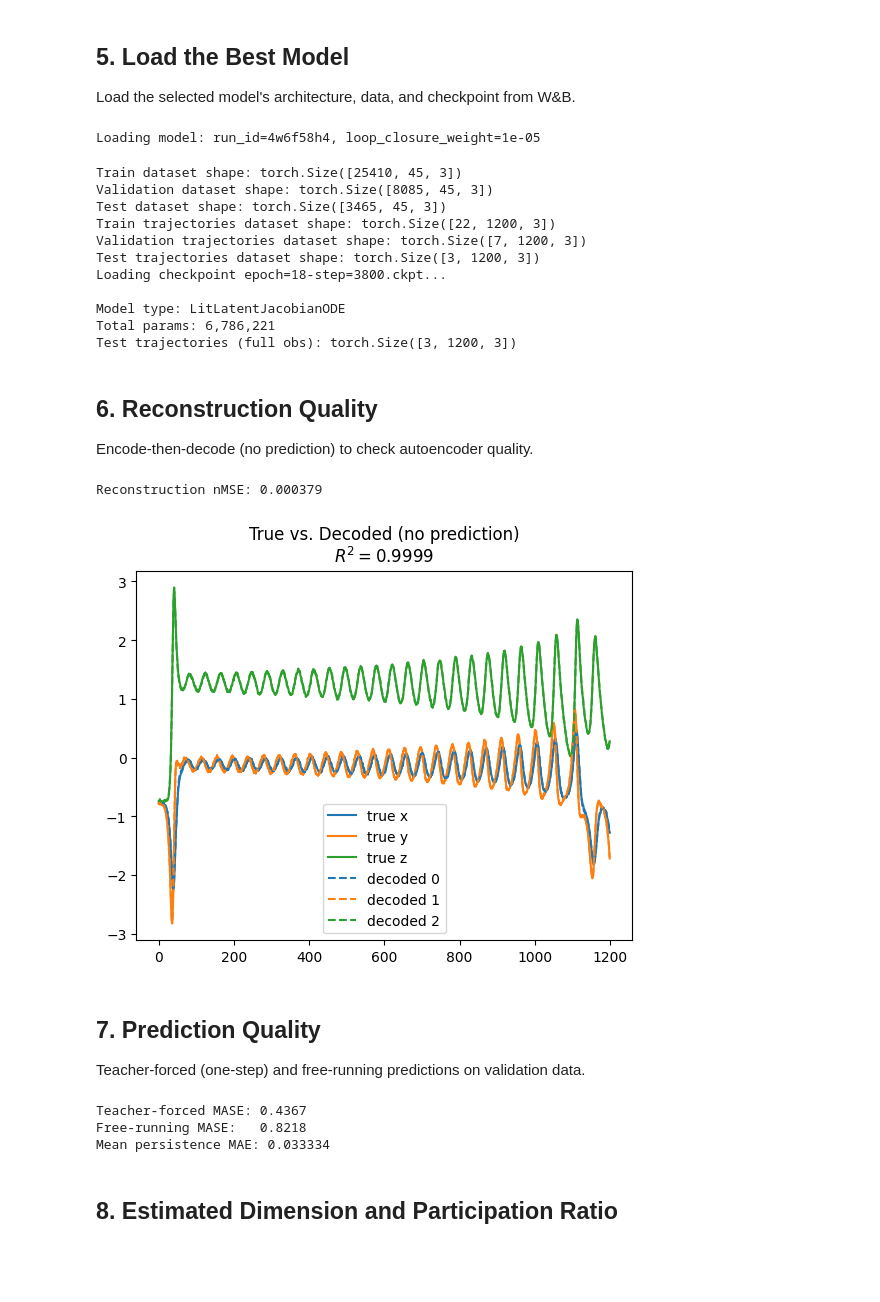
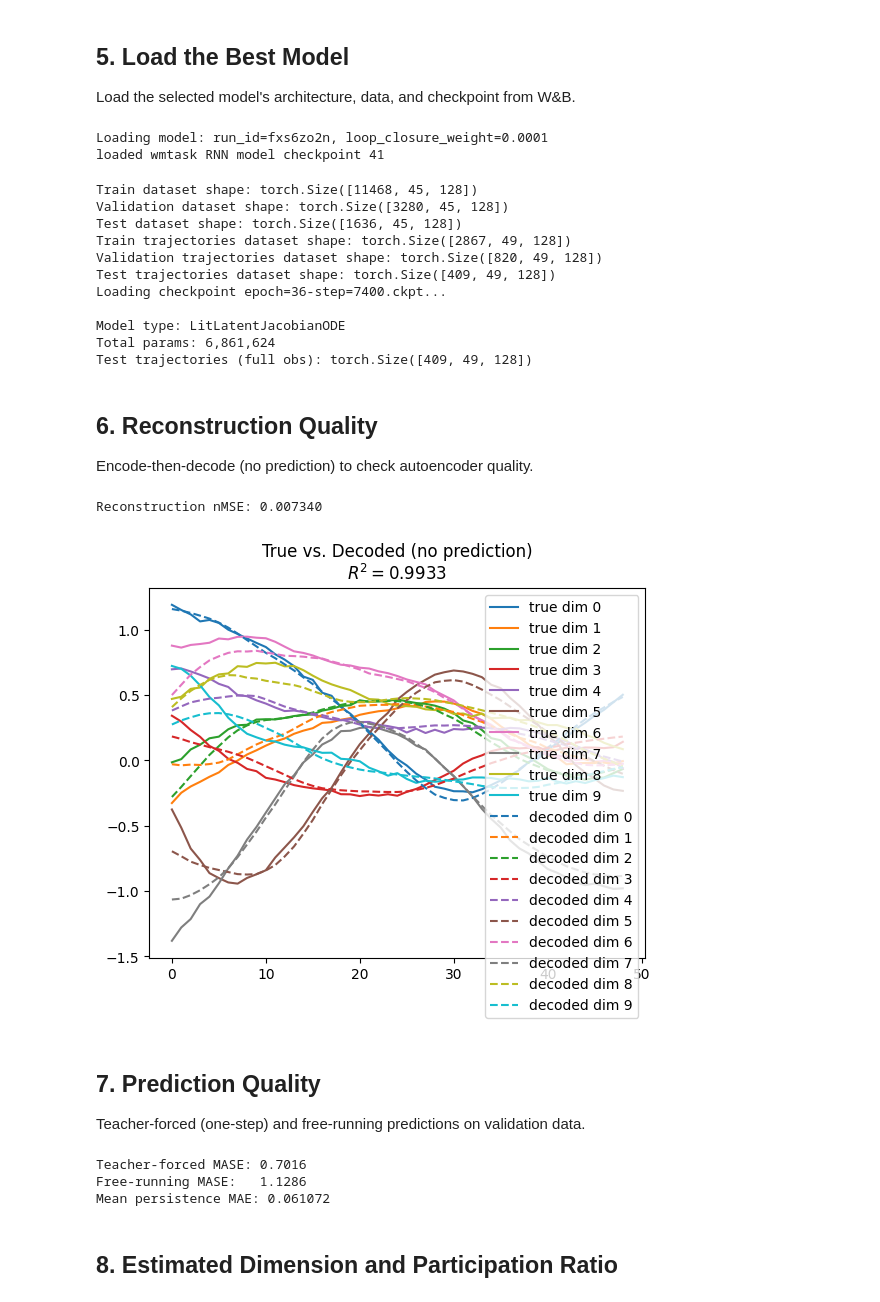
Before and after one commit to adamjeisen/JacobianODE, a Jupyter notebook: _jupyter/Sweep Analytics (Latent JacobianODE).ipynb, the cells around one changed output. Saved outputs shown, nothing was run; the diff lists cells and outputs as text; code cells hidden in the pictures; blank space fills up the shorter version.

```diff
--- a/_jupyter/Sweep Analytics (Latent JacobianODE).ipynb
+++ b/_jupyter/Sweep Analytics (Latent JacobianODE).ipynb
@@ -210,6 +213,6 @@ Uses the tuning module's `select_from_wandb_runs` for physics-informed selection
 - **C3 (eigenvalue)**: fraction of fast eigenvalues must be below threshold
 # %%
-# Load one run to determine data dimensionality
+# Load one run to determine data dimensionality and encoder latent dim
 _run0, _cfg0, _eq0, _dt0, _values0, _, _, _, _, _ = load_run(
     WANDB_PROJECT_PATH,
     run_id=sweep_run_ids[0],
@@ -218,7 +221,16 @@ _run0, _cfg0, _eq0, _dt0, _values0, _, _, _, _, _ = load_run(
     verbose=False,
 )
 n_dims = _values0.shape[-1]
+n_latent = OmegaConf.select(_cfg0, "model.encoder.n_latent", default=None)
+if n_latent is None:
+    n_latent = n_dims  # fallback for non-latent models
 dt = _dt0
-print(f"n_dims = {n_dims}, dt = {dt:.4f}")
-print(f"sqrt(n_dims) = {np.sqrt(n_dims):.4f}")
+
+# Infer data source: dysts has eq (flow); wmtask has eq=None
+DATA_SOURCE = OmegaConf.select(_cfg0, "data.data_type", default="dysts")
+if DATA_SOURCE != "dysts":
+    TRUE_LYAPUNOV = None  # wmtask has no known true Lyapunov exponents
+
+print(f"n_dims = {n_dims}, n_latent = {n_latent}, dt = {dt:.4f}, data = {DATA_SOURCE}")
+print(f"C2 loop-closure threshold: sqrt(n_latent) = {np.sqrt(n_latent):.4f}")
 # %% [output]
@@ -236,6 +249,7 @@ sweep_result = select_from_wandb_runs(
     lambda_values=sweep_lambdas,
     save_dir=SAVE_DIR,
     verbose=True,
+    n_latent=n_latent,
 )
 
 result = sweep_result.selection
@@ -359,8 +379,9 @@ test_trajs_full = trajs['test_trajs_full'].sequence
 # Step 3: Load checkpoint
 load_checkpoint(run, best_cfg, best_lit_model, save_dir=SAVE_DIR, verbose=True)
 
-# Step 4: Restore attributes
-best_lit_model.true_lyapunov_exponents = torch.tensor(TRUE_LYAPUNOV, dtype=torch.float32)
+# Step 4: Restore attributes (skip true_lyapunov_exponents for wmtask; no known ground truth)
+if TRUE_LYAPUNOV is not None:
+    best_lit_model.true_lyapunov_exponents = torch.tensor(TRUE_LYAPUNOV, dtype=torch.float32)
 best_lit_model.eval()
 
 # Extract useful config values
@@ -377,18 +398,19 @@ print(f"\nModel type: {type(best_lit_model).__name__}")
 print(f"Total params: {sum(p.numel() for p in best_lit_model.parameters()):,}")
 print(f"Test trajectories (full obs): {test_trajs_full.shape}")
 # %% [output]
-Loading model: run_id=4w6f58h4, loop_closure_weight=1e-05
+Loading model: run_id=fxs6zo2n, loop_closure_weight=0.0001
+loaded wmtask RNN model checkpoint 41
-Train dataset shape: torch.Size([25410, 45, 3])
-Validation dataset shape: torch.Size([8085, 45, 3])
-Test dataset shape: torch.Size([3465, 45, 3])
-Train trajectories dataset shape: torch.Size([22, 1200, 3])
-Validation trajectories dataset shape: torch.Size([7, 1200, 3])
-Test trajectories dataset shape: torch.Size([3, 1200, 3])
-Loading checkpoint epoch=18-step=3800.ckpt...
+Train dataset shape: torch.Size([11468, 45, 128])
+Validation dataset shape: torch.Size([3280, 45, 128])
+Test dataset shape: torch.Size([1636, 45, 128])
+Train trajectories dataset shape: torch.Size([2867, 49, 128])
+Validation trajectories dataset shape: torch.Size([820, 49, 128])
+Test trajectories dataset shape: torch.Size([409, 49, 128])
+Loading checkpoint epoch=36-step=7400.ckpt...
 
 Model type: LitLatentJacobianODE
-Total params: 6,786,221
-Test trajectories (full obs): torch.Size([3, 1200, 3])
+Total params: 6,861,624
+Test trajectories (full obs): torch.Size([409, 49, 128])
 # %% [markdown]
 ## 6. Reconstruction Quality
 
@@ -399,40 +421,41 @@ lit_model = best_lit_model.to(device)
 lit_model.eval()
 
 # Reconstruction on test data
 with torch.no_grad():
     batch = test_dl.dataset.sequence[:16].to(device)
     z = lit_model.encode_trajectory(batch)
     recon = lit_model.decode_trajectory(z)
     margin = getattr(lit_model.encoder, 'context_margin', 0)
     targets = batch[:, margin:] if margin > 0 else batch
     recon_mse = ((recon - targets)**2).mean().item()
     recon_nmse = recon_mse / targets.var().item()
     print(f"Reconstruction nMSE: {recon_nmse:.6f}")
 
 # Plot: true vs decoded (first test trajectory)
 test_trajs_obs = trajs['test_trajs'].sequence
 with torch.no_grad():
     latent_traj_full = lit_model.encode_trajectory(test_trajs_obs.to(device))
     traj_decoded_full = lit_model.decode_trajectory(latent_traj_full)
 
 latent_traj_full = latent_traj_full.cpu()
 traj_decoded_full = traj_decoded_full.cpu()
 
-dim_names = ['x', 'y', 'z']
-for i in range(min(3, test_trajs_full.shape[-1])):
-    plt.plot(test_trajs_full[0, :, i].numpy(), c=f"C{i}", label=f'true {dim_names[i]}')
-for i in range(traj_decoded_full.shape[-1]):
-    plt.plot(traj_decoded_full[0, :, i].numpy(), c=f"C{i}", linestyle='--', label=f'decoded {i}')
+# dim_names = ['x', 'y', 'z']
+n_dims = min(10, test_trajs_full.shape[-1])
+for i in range(n_dims):
+    plt.plot(test_trajs_full[0, :, i].numpy(), c=f"C{i}", label=f'true dim {i}')
+for i in range(n_dims):
+    plt.plot(traj_decoded_full[0, :, i].numpy(), c=f"C{i}", linestyle='--', label=f'decoded dim {i}')
 r2_val = r2_score(
     test_trajs_obs.reshape(-1, test_trajs_obs.shape[-1]),
     traj_decoded_full.reshape(-1, traj_decoded_full.shape[-1]),
 )
 plt.title(f"True vs. Decoded (no prediction)\n$R^2 = {r2_val:.4f}$")
 plt.legend()
 plt.show()
 # %% [output]
-Reconstruction nMSE: 0.000379
+Reconstruction nMSE: 0.007340
-[figure, old version]
+[figure, new version]
 # %% [markdown]
 ## 7. Prediction Quality
 
@@ -471,9 +494,9 @@ print(f"Teacher-forced MASE: {forced_mase:.4f}")
 print(f"Free-running MASE:   {free_mase:.4f}")
 print(f"Mean persistence MAE: {torch.tensor(persistence_maes).mean():.6f}")
 # %% [output]
-Teacher-forced MASE: 0.4367
-Free-running MASE:   0.8218
-Mean persistence MAE: 0.033334
+Teacher-forced MASE: 0.7016
+Free-running MASE:   1.1286
+Mean persistence MAE: 0.061072
 # %% [markdown]
 ## 8. Estimated Dimension and Participation Ratio
 # %%
```
Also changed, not shown: parts of 35 cells of this notebook, 12 other files.
